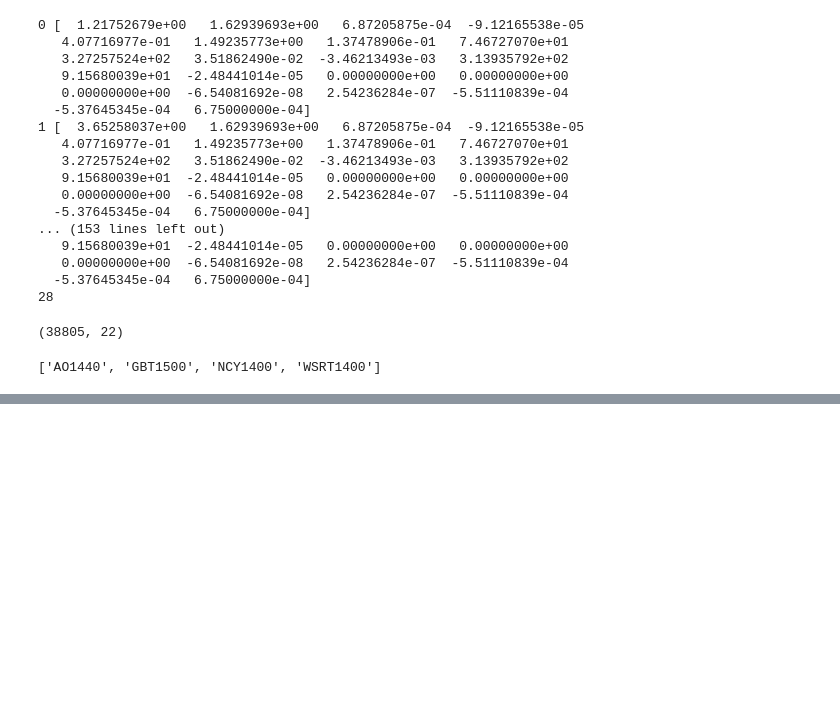
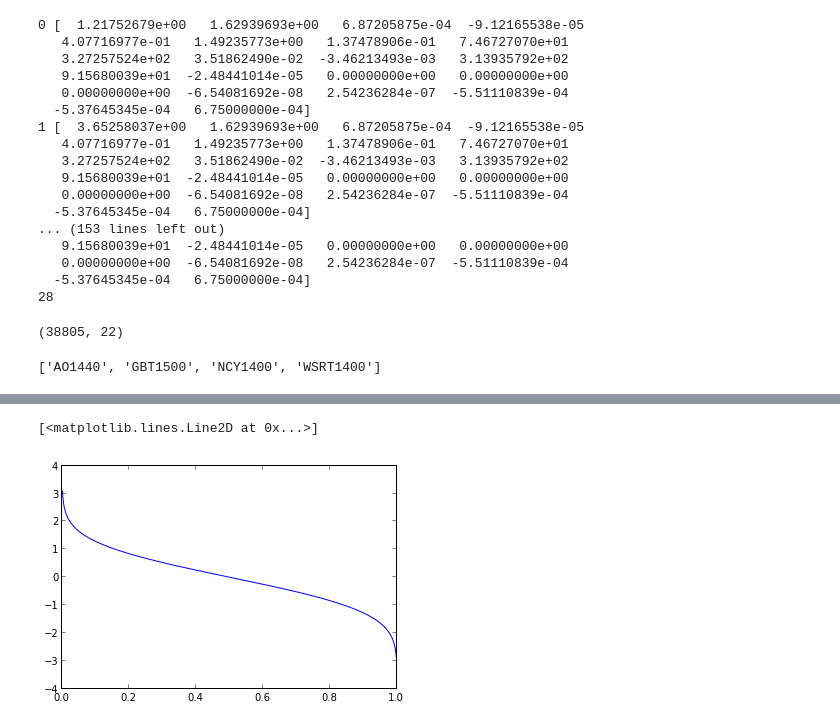
Before and after one commit to aarchiba/triplesystem, a Jupyter notebook: e-telescope-sensitivity.ipynb, the cells around one changed output, grey strips where cells are left out. Cells and saved outputs as stored; diff of their text form; code cells hidden in the pictures; blank space fills up the shorter version.

```diff
--- a/e-telescope-sensitivity.ipynb
+++ b/e-telescope-sensitivity.ipynb
@@ -120,0 +142,6 @@ GBT1500+WSRT1400        asini_i=2.2 pb_i=2.2 eps1_i=2.2 eps2_i=2.7 tasc_i=2.2 ac
+# %%
+xs = np.linspace(0,1,1000)[1:-1]
+plt.plot(xs, scipy.stats.norm.isf(xs))
+# %% [output]
+[<matplotlib.lines.Line2D at 0x...>]
+[figure, added]
```
Also changed, not shown: parts of 2 cells of this notebook, 9 other files.
